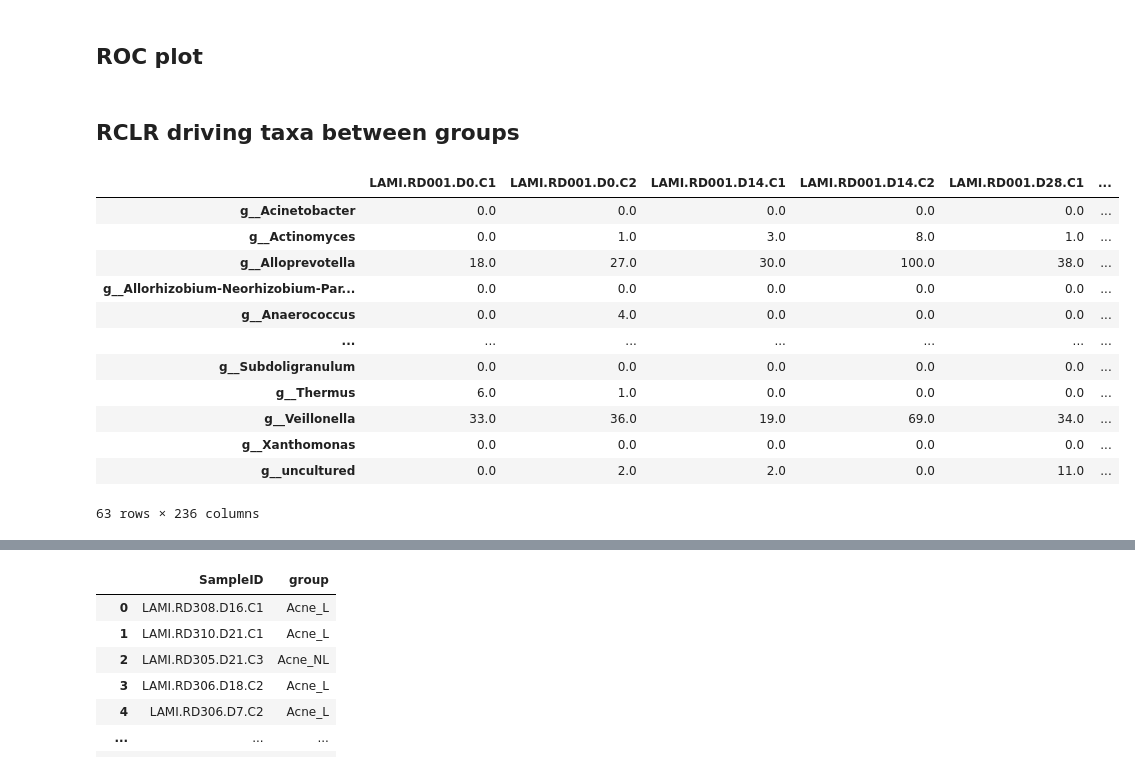
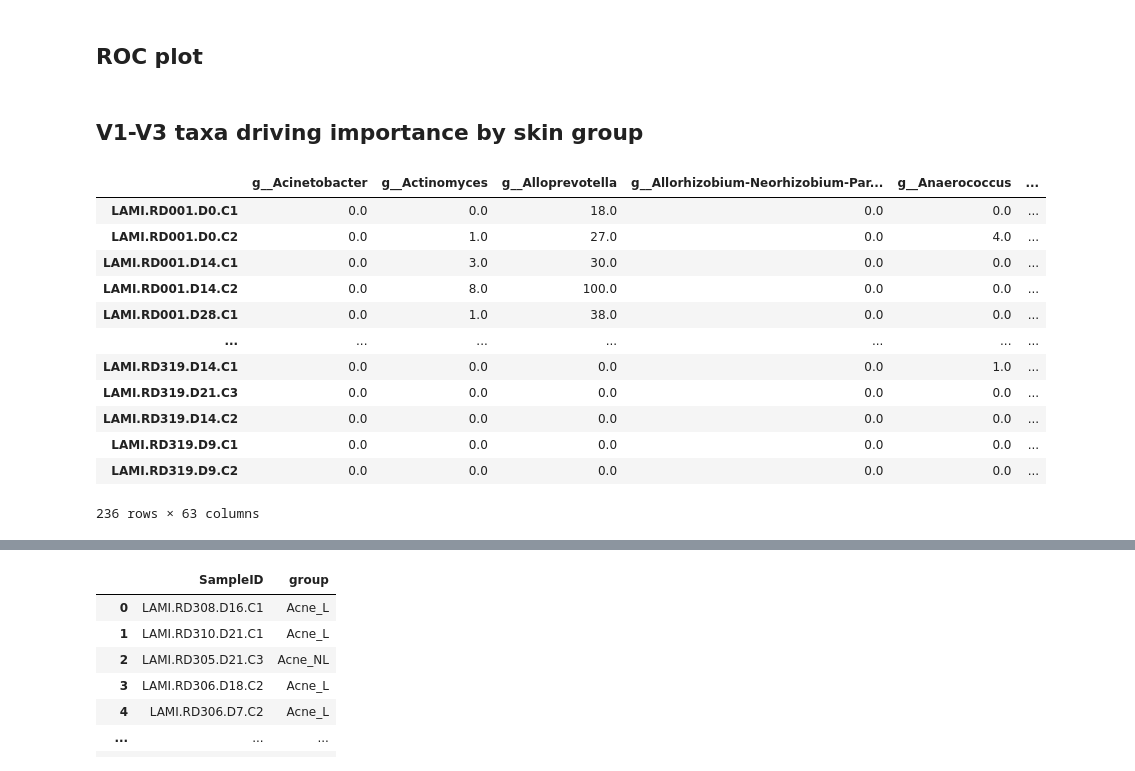
Before and after one commit to knightlab-analyses/Acne_Longitudinal_Microbiome, a Jupyter notebook: Notebooks/16S_random_forest.ipynb, the cells around one changed output, grey strips where cells are left out. Cells and saved outputs as stored; diff of their text form; code cells hidden in the pictures.

```diff
--- a/Notebooks/16S_random_forest.ipynb
+++ b/Notebooks/16S_random_forest.ipynb
@@ -287,29 +268,29 @@ plt.yticks(fontsize=16)
 plt.grid()
 plt.tight_layout()
 plt.savefig('../Figures/16S_Figures/primer_comparison/roc_curves_with_ci.png', dpi=600)
-# %% [markdown]
-## RCLR driving taxa between groups
+# %% [markdown]
+## V1-V3 taxa driving importance by skin group
 # %%
 # Load the BIOM table
 biom_file = "../Data/16S/Tables/16S_V1-V3_Genus_collapsed_absolute.biom"
 table = load_table(biom_file)
 
 biom_df = pd.DataFrame(table.matrix_data.toarray(),
                        index=table.ids(axis='observation'),
                        columns=table.ids(axis='sample'))
-
+biom_df = biom_df.T
 biom_df
 # %% [output]
-|  | LAMI.RD001.D0.C1 | LAMI.RD001.D0.C2 | LAMI.RD001.D14.C1 | LAMI.RD001.D14.C2 | LAMI.RD001.D28.C1 | ... |
-| g__Acinetobacter | 0.0 | 0.0 | 0.0 | 0.0 | 0.0 | ... |
-| g__Actinomyces | 0.0 | 1.0 | 3.0 | 8.0 | 1.0 | ... |
-| g__Alloprevotella | 18.0 | 27.0 | 30.0 | 100.0 | 38.0 | ... |
-| g__Allorhizobium-Neorhizobium-Par... | 0.0 | 0.0 | 0.0 | 0.0 | 0.0 | ... |
-| g__Anaerococcus | 0.0 | 4.0 | 0.0 | 0.0 | 0.0 | ... |
+|  | g__Acinetobacter | g__Actinomyces | g__Alloprevotella | g__Allorhizobium-Neorhizobium-Par... | g__Anaerococcus | ... |
+| LAMI.RD001.D0.C1 | 0.0 | 0.0 | 18.0 | 0.0 | 0.0 | ... |
+| LAMI.RD001.D0.C2 | 0.0 | 1.0 | 27.0 | 0.0 | 4.0 | ... |
+| LAMI.RD001.D14.C1 | 0.0 | 3.0 | 30.0 | 0.0 | 0.0 | ... |
+| LAMI.RD001.D14.C2 | 0.0 | 8.0 | 100.0 | 0.0 | 0.0 | ... |
+| LAMI.RD001.D28.C1 | 0.0 | 1.0 | 38.0 | 0.0 | 0.0 | ... |
 | ... | ... | ... | ... | ... | ... | ... |
-| g__Subdoligranulum | 0.0 | 0.0 | 0.0 | 0.0 | 0.0 | ... |
-| g__Thermus | 6.0 | 1.0 | 0.0 | 0.0 | 0.0 | ... |
-| g__Veillonella | 33.0 | 36.0 | 19.0 | 69.0 | 34.0 | ... |
-| g__Xanthomonas | 0.0 | 0.0 | 0.0 | 0.0 | 0.0 | ... |
-| g__uncultured | 0.0 | 2.0 | 2.0 | 0.0 | 11.0 | ... |
+| LAMI.RD319.D14.C1 | 0.0 | 0.0 | 0.0 | 0.0 | 1.0 | ... |
+| LAMI.RD319.D21.C3 | 0.0 | 0.0 | 0.0 | 0.0 | 0.0 | ... |
+| LAMI.RD319.D14.C2 | 0.0 | 0.0 | 0.0 | 0.0 | 0.0 | ... |
+| LAMI.RD319.D9.C1 | 0.0 | 0.0 | 0.0 | 0.0 | 0.0 | ... |
+| LAMI.RD319.D9.C2 | 0.0 | 0.0 | 0.0 | 0.0 | 0.0 | ... |
-63 rows × 236 columns
+236 rows × 63 columns
```
Also changed, not shown: parts of 21 cells of this notebook, 23 other files.
